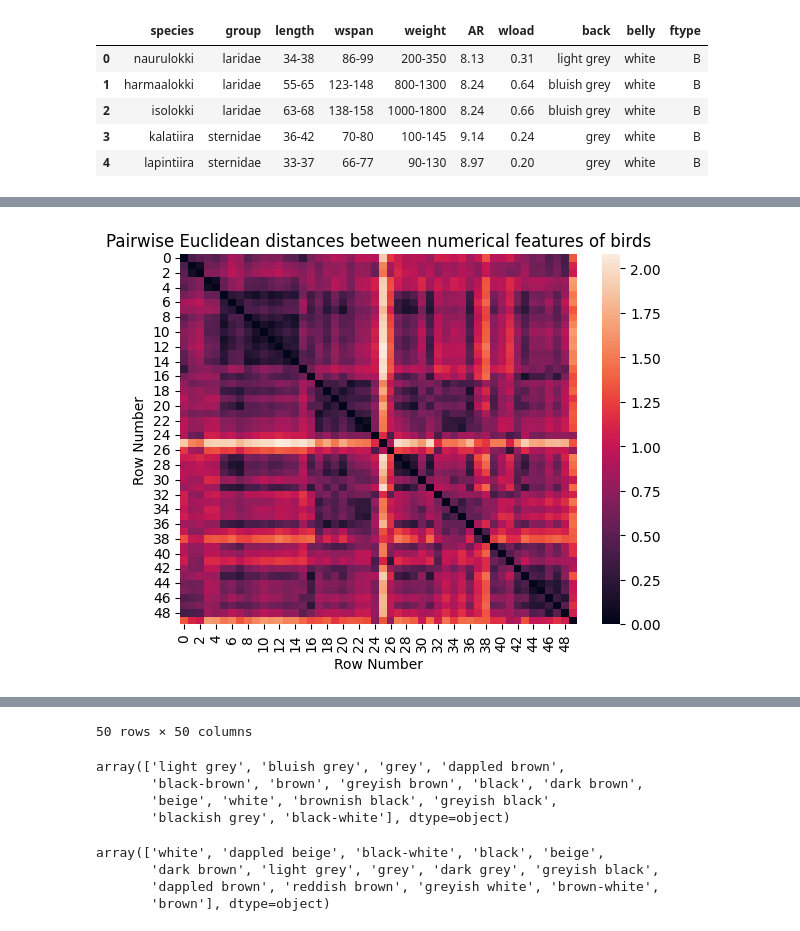
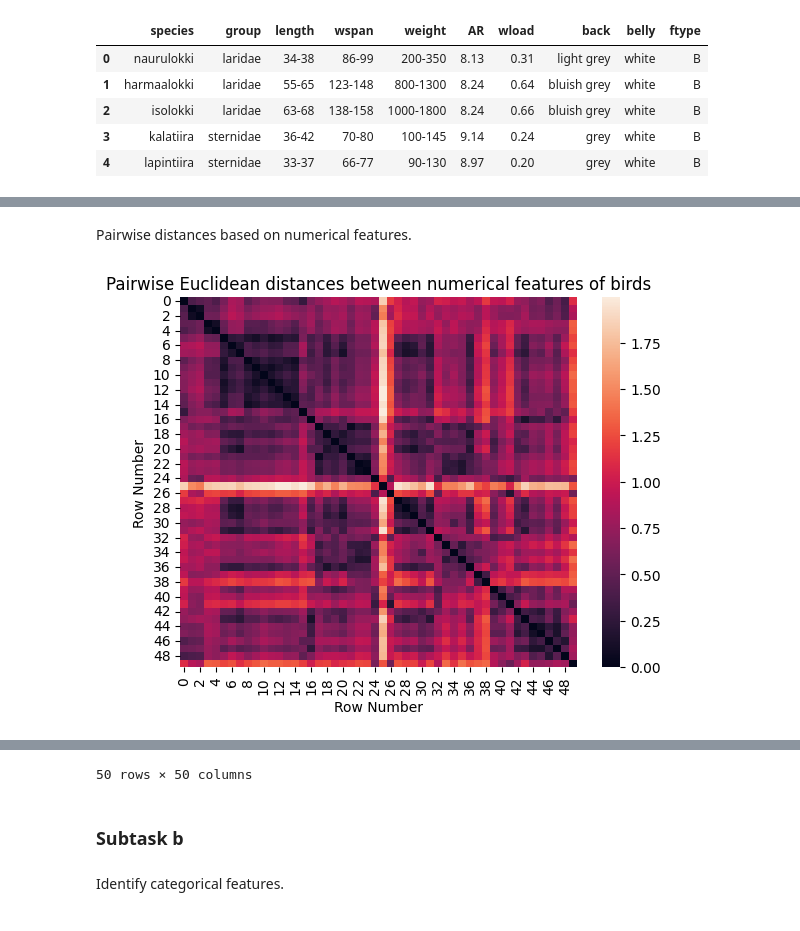
Before and after one commit to kbenedek/DataScience, a Jupyter notebook: HW2/hw_2_1.ipynb, the cells around one changed output, grey strips where cells are left out. Cells and saved outputs as stored; diff of their text form; code cells hidden in the pictures.

```diff
--- a/HW2/hw_2_1.ipynb
+++ b/HW2/hw_2_1.ipynb
@@ -22,5 +36,6 @@ def meanval(a: str) -> float:
 birds['mean_length'] = birds['length'].apply(lambda x: meanval(x))
 birds['mean_wspan'] = birds['wspan'].apply(lambda x: meanval(x))
 birds['mean_weight'] = birds['weight'].apply(lambda x: meanval(x))
+birds.drop(columns=['length', 'wspan', 'weight'], inplace=True)
 birds.head()
 # %% [output]
@@ -52,0 +72,5 @@ birds.head()
+# %%
+birds.set_index('species', inplace=True)
+groups = birds["group"]
+birds.drop(columns=['group'], inplace=True)
+birds.head()
@@ -68,8 +103,6 @@ for i in birds.select_dtypes(include=['float64']).columns:
 # %%
-from sklearn.preprocessing import MinMaxScaler
-
 scaler = MinMaxScaler()
-birds_num = birds.select_dtypes(include=['float64'])
-birds_scaled = pd.DataFrame(scaler.fit_transform(birds_num), columns=birds_num.columns)
-birds_scaled.head()
+num_cols = birds.select_dtypes(include=['float64']).columns
+birds[num_cols] = pd.DataFrame(scaler.fit_transform(birds[num_cols]), columns=num_cols, index=birds.index)
+birds.head()
 # %% [output]
@@ -82,14 +116,13 @@ birds_scaled.head()
+# %% [markdown]
+Pairwise distances based on numerical features.
 # %%
-from scipy.spatial.distance import cdist
-import seaborn as sns
-
-cdist_matrix = cdist(birds_scaled, birds_scaled, metric='euclidean')
+cdist_matrix = cdist(birds[num_cols], birds[num_cols], metric='euclidean')
 sns.heatmap(cdist_matrix)
 plt.title('Pairwise Euclidean distances between numerical features of birds')
 plt.xlabel('Row Number')
 plt.ylabel('Row Number')
 plt.show()
 display(pd.DataFrame(cdist_matrix))
 # %% [output]
-[figure, old version]
+[figure, new version]
 |  | 0 | 1 | 2 | 3 | 4 | 5 | 6 | 7 | 8 | 9 | ... | ... |
@@ -112,15 +145,5 @@ display(pd.DataFrame(cdist_matrix))
 50 rows × 50 columns
-# %%
-birds['back'].unique()
-# %% [output]
-array(['light grey', 'bluish grey', 'grey', 'dappled brown',
-       'black-brown', 'brown', 'greyish brown', 'black', 'dark brown',
-       'beige', 'white', 'brownish black', 'greyish black',
-       'blackish grey', 'black-white'], dtype=object)
-# %%
-birds['belly'].unique()
-# %% [output]
-array(['white', 'dappled beige', 'black-white', 'black', 'beige',
-       'dark brown', 'light grey', 'grey', 'dark grey', 'greyish black',
-       'dappled brown', 'reddish brown', 'greyish white', 'brown-white',
-       'brown'], dtype=object)
+# %% [markdown]
+### Subtask b
+# %% [markdown]
+Identify categorical features.
```
Also changed, not shown: parts of 30 cells of this notebook.
